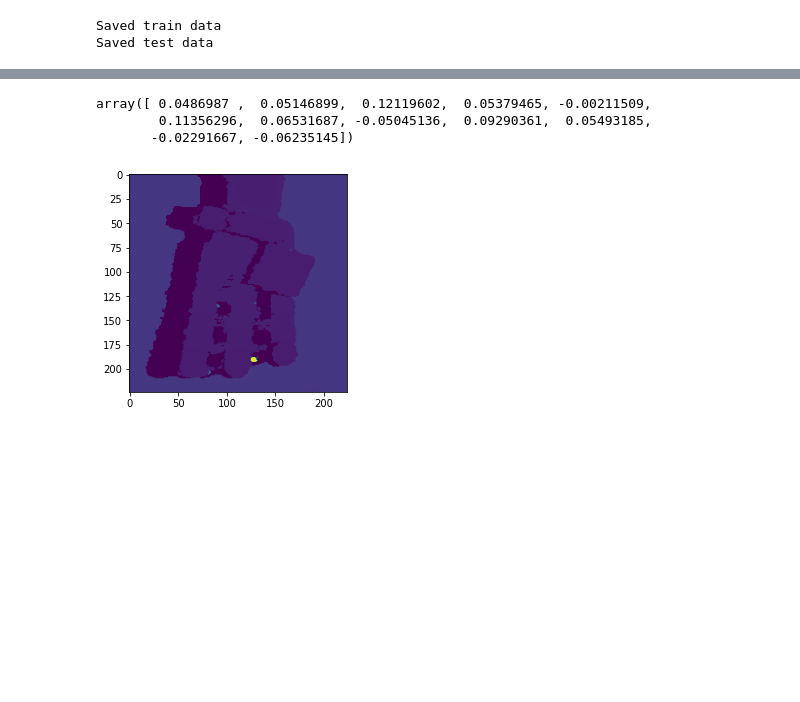
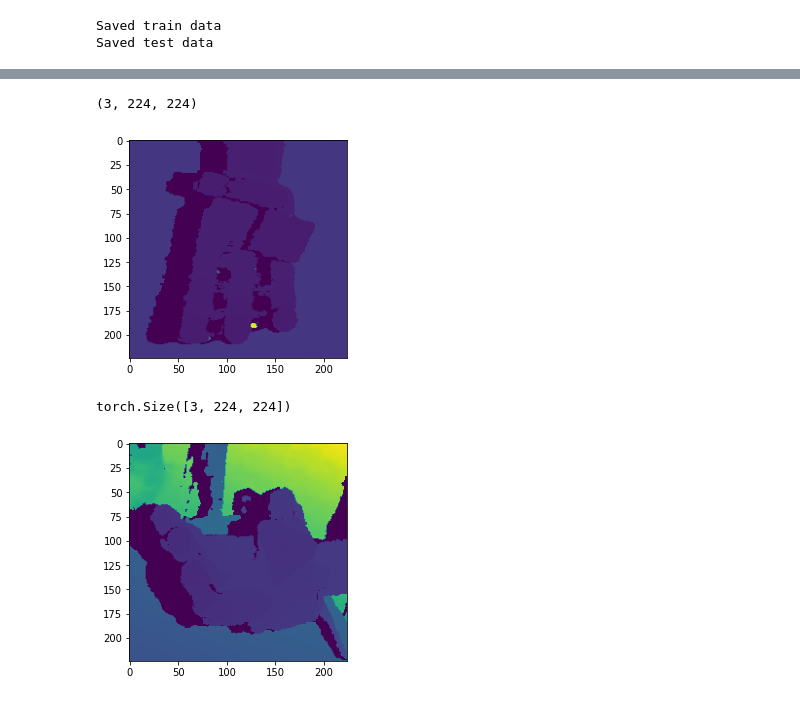
Before and after one commit to PengfanZ/intro-to-ml-project, a Jupyter notebook: ml_project.ipynb, the cells around one changed output, grey strips where cells are left out. Drawn from its saved outputs; the diff is of its cells as text; code cells hidden in the pictures; blank space fills up the shorter version.

```diff
--- a/ml_project.ipynb
+++ b/ml_project.ipynb
@@ -67,6 +72,7 @@ from torchvision.transforms import ToTensor
 class LazyLoadDataset(Dataset):
     def __init__(self, path, train = True, transform = None):
         self.transform = transform
+        self.train = train
         path = path + ('train/' if train else 'test/')
 
         self.pathX = path + 'X/'
@@ -89,15 +95,18 @@ class LazyLoadDataset(Dataset):
             img2 = self.transform(img2)
 
         # read depth
-        depth = np.load(self.pathX + f + '/depth.npy')
+        depth = np.load(self.pathX + f + '/depth.npy') / 1000
 
         #read field id
         field_id = pkl.load(open(self.pathX + f + '/field_id.pkl', 'rb'))
 
         # Y
-        Y = np.load(self.pathY + f + '.npy')
+        if self.train:
+            Y = np.load(self.pathY + f + '.npy')
 
-        return (img0, img1, img2, depth, field_id), Y
+            return (img0, img1, img2, depth, field_id), Y
+        else:
+            return (img0, img1, img2, depth, field_id)
 
     def __len__(self):
         return len(self.data)
@@ -106,2 +112,0 @@ dataset = LazyLoadDataset('./lazydata/')
-# %%
-(img0, img1, img2, depth, field_id), Y = dataset[0]
@@ -120,6 +113,16 @@ Y.shape
-# %%
-Y
-# %% [output]
-array([ 0.0486987 ,  0.05146899,  0.12119602,  0.05379465, -0.00211509,
-        0.11356296,  0.06531687, -0.05045136,  0.09290361,  0.05493185,
-       -0.02291667, -0.06235145])
+# %%
+# Normalize the data
+transform = transforms.Compose([transforms.ToTensor()])
+
+train_dataset = LazyLoadDataset('./lazydata/', transform = transform)
+
+# split the train dataset to create test dataset
+train_size = int(0.8 * len(train_dataset))
+test_size = len(train_dataset) - train_size
+train_dataset, test_dataset = torch.utils.data.random_split(train_dataset, [train_size, test_size])
+
+
+train_dataloader = DataLoader(train_dataset, batch_size=64, shuffle=True)
+
+# test_dataset = LazyLoadDataset('./lazydata/', train = False, transform = transform)
+test_dataloader = DataLoader(test_dataset, batch_size=64 * 2, shuffle=True)
@@ -126,7 +133,27 @@ array([ 0.0486987 ,  0.05146899,  0.12119602,  0.05379465, -0.00211509,
 # %%
-import matplotlib.pyplot as plt
-# plt.imshow(img0[:,:,::-1])
-plt.imshow(depth[0])
-plt.show()
+# train_dataset = LazyLoadDataset('./lazydata/')
+# (img0, img1, img2, depth, field_id), Y = train_dataset[0]
+# print(depth.shape)
+
+# import matplotlib.pyplot as plt
+# plt.imshow(img0.squeeze())
+# plt.imshow(depth[0])
+# plt.show()
 # %% [output]
+(3, 224, 224)
 [figure]
+# %%
+import matplotlib.pyplot as plt
+
+for (img0, img1, img2, depth, field_id), Y in train_dataloader:
+    print(depth[1].squeeze().shape)
+    # print(img0[0].squeeze().shape)
+    # plt.imshow(img2[20].squeeze().permute(1, 2, 0))
+    plt.imshow(depth[0][2].squeeze())
+    plt.show()
+    break
+
+plt.show()
+# %% [output]
+torch.Size([3, 224, 224])
+[figure, added]
```
Also changed, not shown: parts of 20 cells of this notebook, 1 other file.
